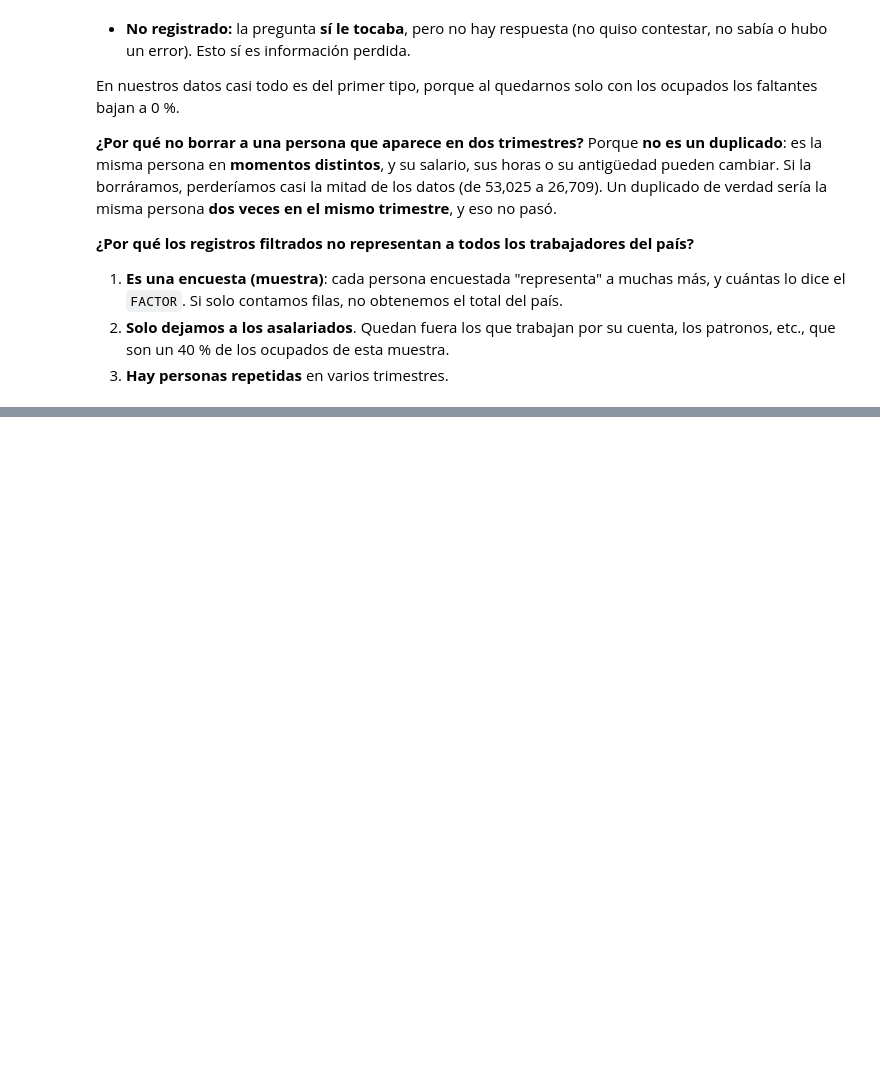
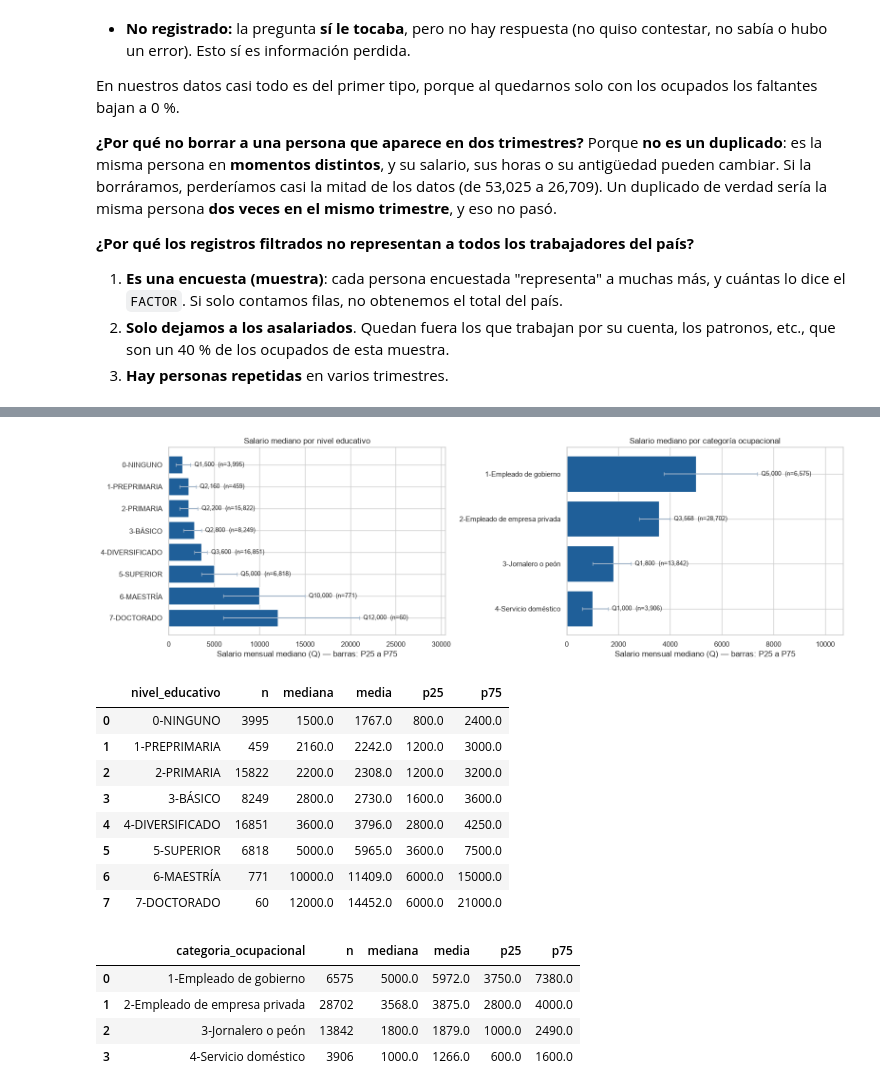
Before and after one commit to Qu3zada22/lab7-md, a Jupyter notebook: lab7_eneic.ipynb, the cells around one changed output, grey strips where cells are left out. Drawn from its saved outputs; the diff is of its cells as text; code cells hidden in the pictures; blank space fills up the shorter version.

```diff
--- a/lab7_eneic.ipynb
+++ b/lab7_eneic.ipynb
@@ -662,0 +817,41 @@ Porque **no es un duplicado**: es la misma persona en **momentos distintos**, y
+# %%
+def mediana_por(c):
+    return (df.groupBy(c)
+              .agg(F.count("*").alias("n"),
+                   F.expr("percentile(salario_mensual, 0.5)").alias("mediana"),
+                   F.mean("salario_mensual").alias("media"),
+                   F.expr("percentile(salario_mensual, 0.25)").alias("p25"),
+                   F.expr("percentile(salario_mensual, 0.75)").alias("p75"))
+              .orderBy(c).toPandas())
+
+med_edu = mediana_por("nivel_educativo")
+med_cat = mediana_por("categoria_ocupacional")
+
+fig, axes = plt.subplots(1, 2, figsize=(16, 5))
+for ax, t, c, titulo in [(axes[0], med_edu, "nivel_educativo", "Nivel educativo"),
+                         (axes[1], med_cat, "categoria_ocupacional", "Categoría ocupacional")]:
+    ax.barh(t[c], t["mediana"], color="#1f5f99",
+            xerr=[t["mediana"] - t["p25"], t["p75"] - t["mediana"]], ecolor="#9fb3c8", capsize=3)
+    for i, r in t.iterrows():
+        ax.text(r["p75"], i, f"  Q{r['mediana']:,.0f}  (n={r['n']:,})", va="center", fontsize=9)
+    ax.invert_yaxis(); ax.set_xlabel("Salario mensual mediano (Q) — barras: P25 a P75")
+    ax.set_title(f"Salario mediano por {titulo.lower()}")
+    ax.set_xlim(0, t["p75"].max() * 1.45)
+plt.tight_layout(); plt.show()
+display(med_edu.round(0)); display(med_cat.round(0))
+# %% [output]
+[figure, added]
+|  | nivel_educativo | n | mediana | media | p25 | p75 |
+| 0 | 0-NINGUNO | 3995 | 1500.0 | 1767.0 | 800.0 | 2400.0 |
+| 1 | 1-PREPRIMARIA | 459 | 2160.0 | 2242.0 | 1200.0 | 3000.0 |
+| 2 | 2-PRIMARIA | 15822 | 2200.0 | 2308.0 | 1200.0 | 3200.0 |
+| 3 | 3-BÁSICO | 8249 | 2800.0 | 2730.0 | 1600.0 | 3600.0 |
+| 4 | 4-DIVERSIFICADO | 16851 | 3600.0 | 3796.0 | 2800.0 | 4250.0 |
+| 5 | 5-SUPERIOR | 6818 | 5000.0 | 5965.0 | 3600.0 | 7500.0 |
+| 6 | 6-MAESTRÍA | 771 | 10000.0 | 11409.0 | 6000.0 | 15000.0 |
+| 7 | 7-DOCTORADO | 60 | 12000.0 | 14452.0 | 6000.0 | 21000.0 |
+|  | categoria_ocupacional | n | mediana | media | p25 | p75 |
+| 0 | 1-Empleado de gobierno | 6575 | 5000.0 | 5972.0 | 3750.0 | 7380.0 |
+| 1 | 2-Empleado de empresa privada | 28702 | 3568.0 | 3875.0 | 2800.0 | 4000.0 |
+| 2 | 3-Jornalero o peón | 13842 | 1800.0 | 1879.0 | 1000.0 | 2490.0 |
+| 3 | 4-Servicio doméstico | 3906 | 1000.0 | 1266.0 | 600.0 | 1600.0 |
```
Also changed, not shown: parts of 30 cells of this notebook.
